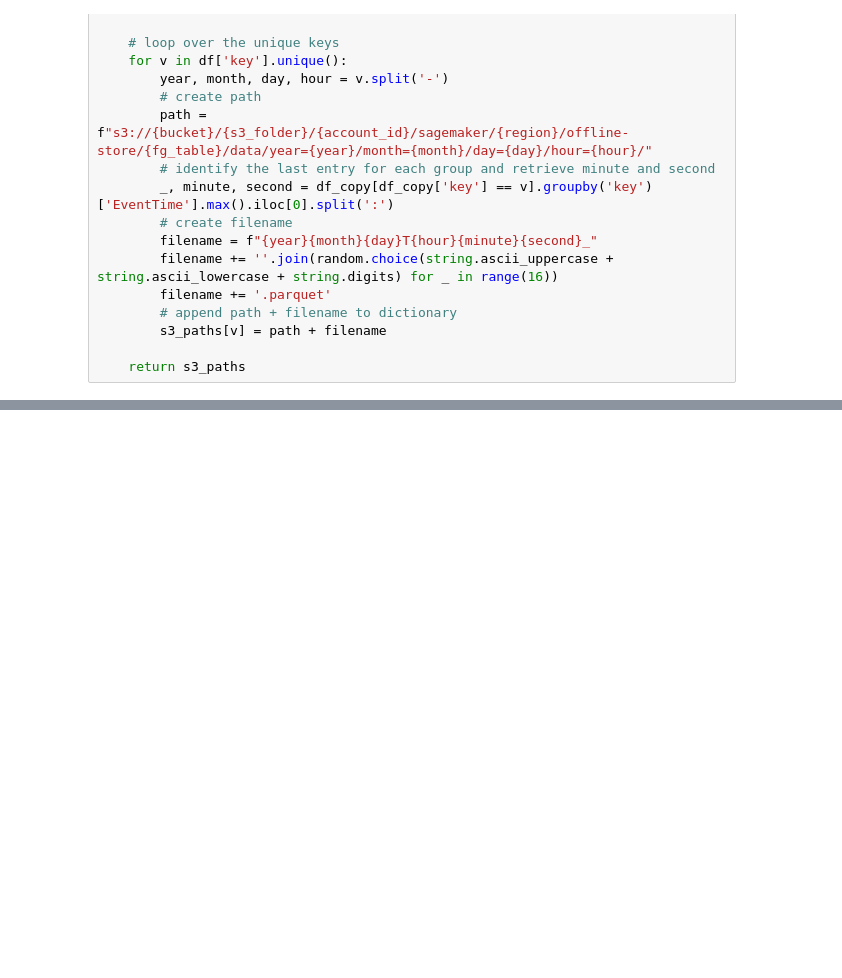
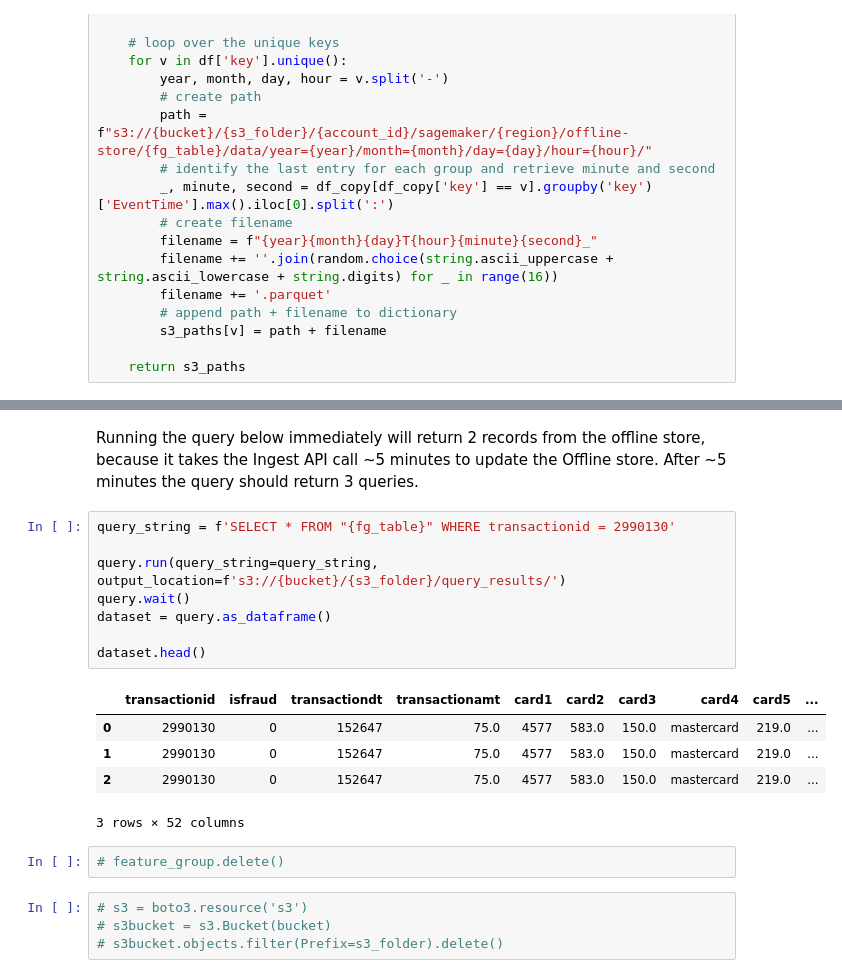
Before and after one commit to marshmellow77/sm-feature-store-backfill, a Jupyter notebook: s3-backfill_sync-with-online-store.ipynb, the cells around one changed output, grey strips where cells are left out. Drawn from its saved outputs; the diff is of its cells as text; blank space fills up the shorter version.

```diff
--- a/s3-backfill_sync-with-online-store.ipynb
+++ b/s3-backfill_sync-with-online-store.ipynb
@@ -197,0 +231,22 @@ feature_group.delete()
+# %% [markdown]
+Running the query below immediately will return 2 records from the offline store, because it takes the Ingest API call ~5 minutes to update the Offline store. After ~5 minutes the query should return 3 queries.
+# %%
+query_string = f'SELECT * FROM "{fg_table}" WHERE transactionid = 2990130'
+
+query.run(query_string=query_string, output_location=f's3://{bucket}/{s3_folder}/query_results/')
+query.wait()
+dataset = query.as_dataframe()
+
+dataset.head()
+# %% [output]
+|  | transactionid | isfraud | transactiondt | transactionamt | card1 | card2 | card3 | card4 | card5 | ... |
+| 0 | 2990130 | 0 | 152647 | 75.0 | 4577 | 583.0 | 150.0 | mastercard | 219.0 | ... |
+| 1 | 2990130 | 0 | 152647 | 75.0 | 4577 | 583.0 | 150.0 | mastercard | 219.0 | ... |
+| 2 | 2990130 | 0 | 152647 | 75.0 | 4577 | 583.0 | 150.0 | mastercard | 219.0 | ... |
+3 rows × 52 columns
+# %%
+# feature_group.delete()
+# %%
+# s3 = boto3.resource('s3')
+# s3bucket = s3.Bucket(bucket)
+# s3bucket.objects.filter(Prefix=s3_folder).delete()
```
Also changed, not shown: parts of 21 cells of this notebook, 1 other file.
